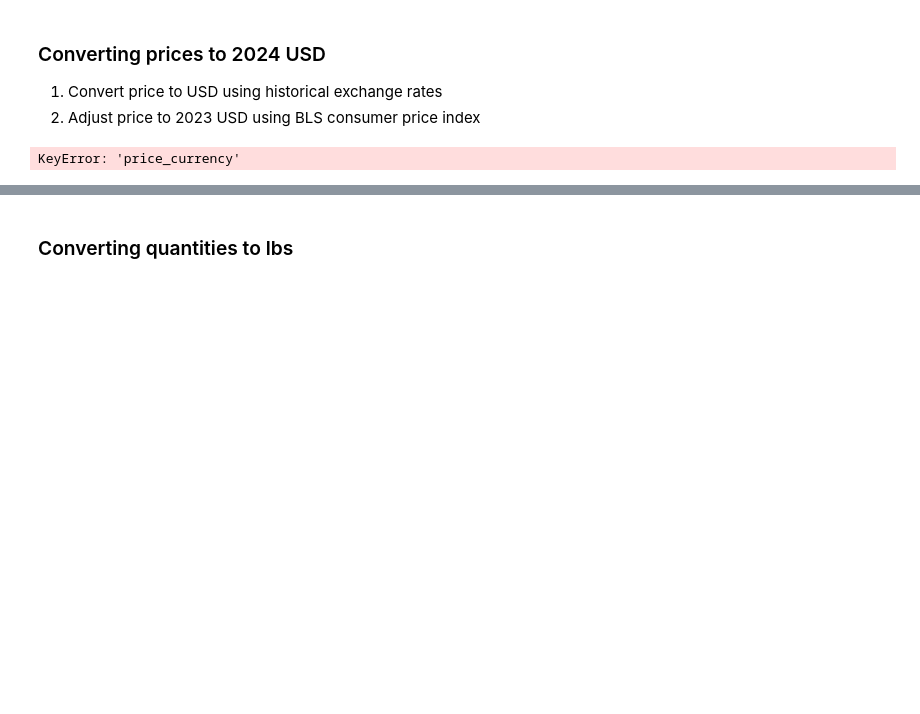
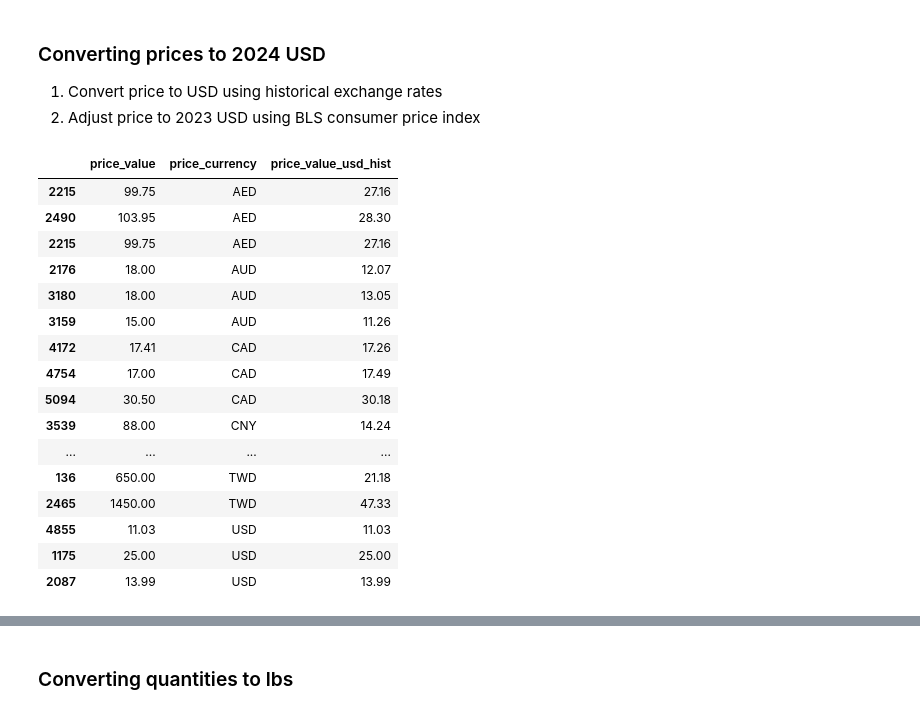
Before and after one commit to tynardone/coffee-reviews-analysis, a Jupyter notebook: notebooks/exploratory/01_data_cleaning.ipynb, the cells around one changed output, grey strips where cells are left out. Saved outputs shown, nothing was run; the diff lists cells and outputs as text; code cells hidden in the pictures; blank space fills up the shorter version.

```diff
--- a/notebooks/exploratory/01_data_cleaning.ipynb
+++ b/notebooks/exploratory/01_data_cleaning.ipynb
@@ -291,22 +288,49 @@ df.loc[:, ["est_price", "price_currency"]].groupby('price_currency').sample(3, r
 1. Convert price to USD using historical exchange rates
 2. Adjust price to 2023 USD using BLS consumer price index
 # %%
-def convert_currency_to_usd(row):
+def convert_row(row):
     date = row['review_date'].strftime('%Y-%m-%d')
     currency = row['price_currency']
     price = row['price_value']
     if currency == 'USD':
         return price
     else:
         return np.round(price / exchange_rates[date][currency], 2)
 
+def convert_to_usd(df: pd.DataFrame) -> pd.DataFrame:
+    df['price_value_usd_hist'] = df.apply(convert_row, axis=1)
+    return df
+
 with open(data_dir / 'external' / 'openex_exchange_rates.json') as f:
     exchange_rates = json.load(f)
 
-coffee_df["price_value_usd_hist"] = coffee_df.apply(convert_currency_to_usd, axis=1)
+df = df_raw.pipe(tweak_coffee).pipe(price_quantity_split).pipe(clean_currency).pipe(convert_to_usd)
 
-coffee_df.loc[:, ["price_currency", "price_value", "price_value_usd_hist"]].groupby("price_currency").sample(3, replace=True)
+(
+    df
+    .loc[:, ['price_value',
+             'price_currency', 'price_value_usd_hist']
+         ]
+    .groupby('price_currency')
+    .sample(3, replace= True)
+)
 # %% [output]
-KeyError: 'price_currency'
+|  | price_value | price_currency | price_value_usd_hist |
+| 2215 | 99.75 | AED | 27.16 |
+| 2490 | 103.95 | AED | 28.30 |
+| 2215 | 99.75 | AED | 27.16 |
+| 2176 | 18.00 | AUD | 12.07 |
+| 3180 | 18.00 | AUD | 13.05 |
+| 3159 | 15.00 | AUD | 11.26 |
+| 4172 | 17.41 | CAD | 17.26 |
+| 4754 | 17.00 | CAD | 17.49 |
+| 5094 | 30.50 | CAD | 30.18 |
+| 3539 | 88.00 | CNY | 14.24 |
+| ... | ... | ... | ... |
+| 136 | 650.00 | TWD | 21.18 |
+| 2465 | 1450.00 | TWD | 47.33 |
+| 4855 | 11.03 | USD | 11.03 |
+| 1175 | 25.00 | USD | 25.00 |
+| 2087 | 13.99 | USD | 13.99 |
 # %%
 
```
Also changed, not shown: parts of 5 cells of this notebook.
